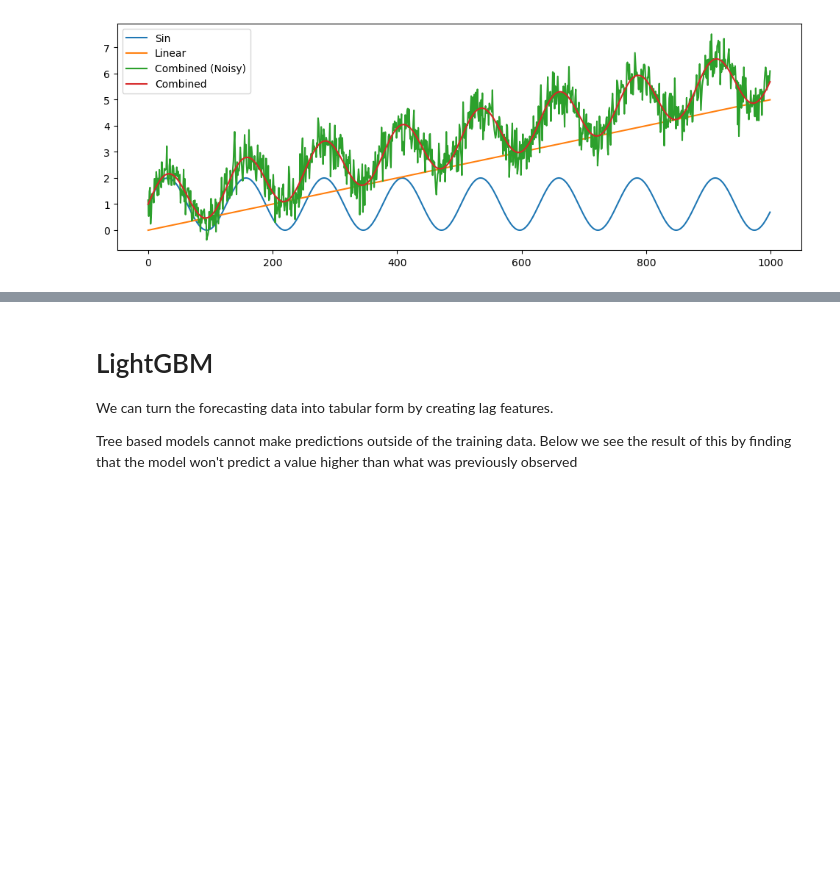
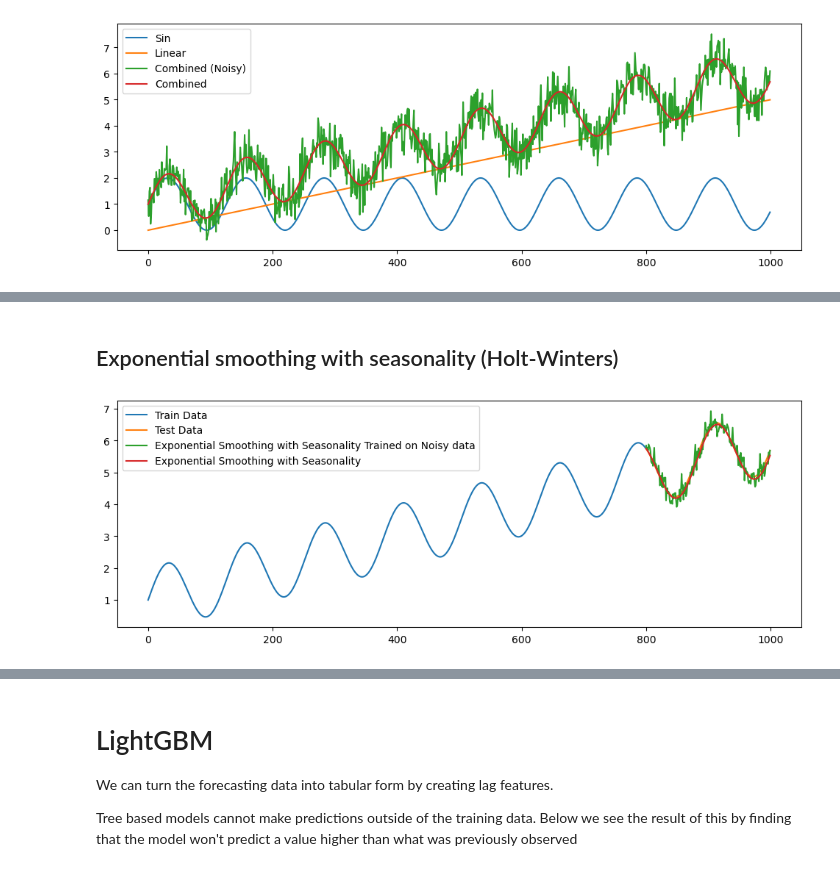
Before and after one commit to Jordanbarker/jordanbarker.github.io, a Jupyter notebook: Jupyter_Notebooks/TimeSeries.ipynb, the cells around one changed output, grey strips where cells are left out. Drawn from its saved outputs; the diff is of its cells as text; code cells hidden in the pictures; blank space fills up the shorter version.

```diff
--- a/Jupyter_Notebooks/TimeSeries.ipynb
+++ b/Jupyter_Notebooks/TimeSeries.ipynb
@@ -36,0 +89,24 @@ plt.show()
+# %% [markdown]
+## Exponential smoothing with seasonality (Holt-Winters)
+# %%
+plt.figure(figsize=FIGSIZE)
+plt.plot(train, label='Train Data')
+plt.plot(np.arange(train_size, data_size), test, label='Test Data')
+
+exp_model = ExponentialSmoothing(noisy_train,
+                seasonal_periods=126,
+                trend="add",
+                seasonal="add").fit()
+exp_smoothing_forecast = exp_model.forecast(test_size)
+plt.plot(np.arange(train_size, len(combined)), exp_smoothing_forecast, label=f'Exponential Smoothing with Seasonality Trained on Noisy data')
+
+exp_model = ExponentialSmoothing(train,
+                seasonal_periods=126,
+                trend="add",
+                seasonal="add").fit()
+exp_smoothing_forecast = exp_model.forecast(test_size)
+plt.plot(np.arange(train_size, len(combined)), exp_smoothing_forecast, label=f'Exponential Smoothing with Seasonality')
+plt.legend()
+plt.show()
+# %% [output]
+[figure, added]
```
Also changed, not shown: parts of 30 cells of this notebook.
